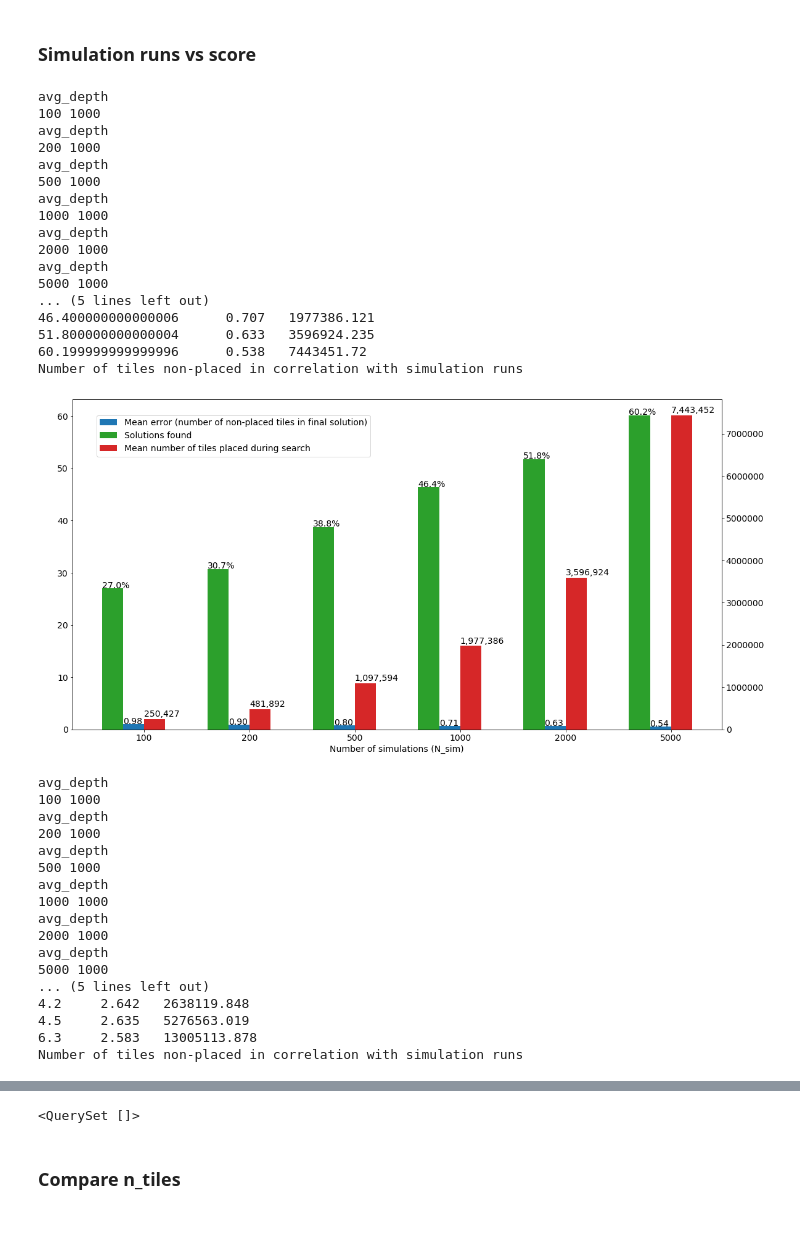
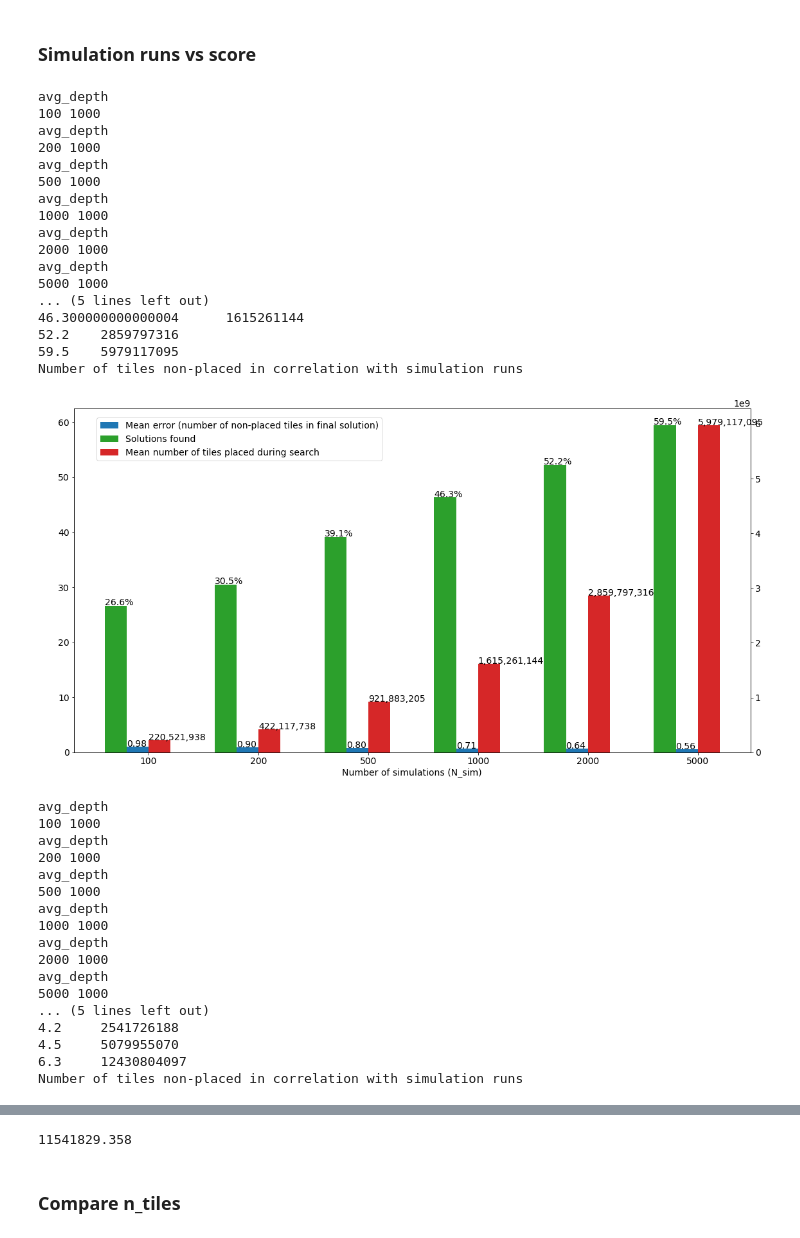
Before and after one commit to igorpejic/visapi, a Jupyter notebook: analsysis.ipynb, the cells around one changed output, grey strips where cells are left out. Saved outputs shown, nothing was run; the diff lists cells and outputs as text; code cells hidden in the pictures.

Commit message:
add analysis for n_tiles_placed

```diff
--- a/analsysis.ipynb
+++ b/analsysis.ipynb
@@ -52,7 +52,7 @@ def get_best_problem_ids(N=1000, guillotine=True):
     ret = []
     common_args = {'solution_tiles_order__isnull': True, 'improved_sel': True, 'score__isnull': False}
     problem_ids = set()
-    for r in Result.objects.filter(n_simulations=5000, **common_args):
+    for r in Result.objects.filter(n_simulations=5000, **common_args).order_by('id'):
         if guillotine:
             common_args['problem_generator'] = 'guillotine'
             count = len(set(Result.objects.filter(problem_id=r.problem_id, **common_args).values_list('strategy', 'n_simulations')))
@@ -720,8 +790,6 @@ for subp in range(0, 2):
                               hist_kws=dict(alpha=0.7),
                               kde=False, label='max_depth', bins=bins, ax=axes[j][i])
 
-
-
             axes[j][i].set_ylim(0, 650)
             axes[j][i].xaxis.set_major_locator(ticker.MultipleLocator(1))
             axes[j][i].xaxis.set_major_formatter(ticker.ScalarFormatter())
@@ -746,14 +814,19 @@ for subp in range(0, 2):
             # MEAN AND STDDEV
             color = '#3366ff'
             mean = max_depth_scores_df['score'].mean()
+            median = max_depth_scores_df['score'].median()
             stddev = max_depth_scores_df['score'].std()
             axes[j][i].axvline(mean - stddev, linestyle=':', color=color)
             axes[j][i].axvline(mean + stddev, linestyle=':', color=color)
             axes[j][i].axvline(mean, color=color)
+            print(f'{n_sim};max_depth;{problem_type};{mean};{median};{stddev}')
 
             color = '#b31b1b'
             mean = avg_depth_scores_df['score'].mean()
+            median = avg_depth_scores_df['score'].median()
             stddev = avg_depth_scores_df['score'].std()
+            print(f'{n_sim};avg_depth;{problem_type};{mean};{median};{stddev}')
+
             axes[j][i].axvline(mean - stddev, linestyle=':', color=color, label='$\sigma$')
             axes[j][i].axvline(mean + stddev, linestyle=':', color=color)
             axes[j][i].axvline(mean, color=color, label='$\mu$')
@@ -830,8 +903,12 @@ for problem_type in ['g', 'b']:
         avg_score = np.average(np.array(Result.objects.filter(
             **common_args).order_by('their_id').values_list('score', flat=True)))
         results[n_simulations] = {'median score': avg_score}
-        avg_tiles = np.average(np.array(Result.objects.filter(
-            **common_args).order_by('their_id').values_list('n_tiles_placed', flat=True)))
+        avg_tiles_array =  np.array(Result.objects.filter(
+            # solution_found=False,
+            **common_args).order_by('their_id').values_list('n_tiles_placed', flat=True))
+        # avg_tiles = np.avg(avg_tiles_array)
+        avg_tiles = np.sum(avg_tiles_array)
+        # print(len(avg_tiles_array), sum(avg_tiles_array), avg_tiles, sum(avg_tiles_array) / len(avg_tiles_array), 'avg_tiles_array length')
         solutions_found = (Result.objects.filter(
             solution_found=True,**common_args).order_by('their_id').count() /
             Result.objects.filter(**common_args).order_by('their_id').count() * 100)
@@ -846,9 +923,9 @@ for problem_type in ['g', 'b']:
     y = np.arange(0,3)
     width_offset = 0.10
     width = 0.2
-    print(results)
+    print(results, problem_type)
     for k in [100, 200, 500, 1000, 2000, 5000]:
-        print(f"{results[k]['solutions found']}\t{results[k]['median score']}\t{results[k]['median tiles placed']}")
+        print(f"{results[k]['solutions found']}\t{results[k]['median tiles placed']}")
     for i, score_type in enumerate(['median score', 'median tiles placed', 'solutions found']):
         # print(result)
         sc = [v[score_type] for k, v in results.items()]
@@ -884,37 +961,37 @@ for problem_type in ['g', 'b']:
             if i == 2:
                 text = '{:.1f}%'.format(v)
                 if problem_type == 'g':
                     _offset_top = 0.1
             current_ax.text(x[j] - offset - _offset, v + _offset_top, text)
 
     plt.rcParams["font.size"] = 14
     # plt.yticks(ticks=np.arange(0, 4))
     ax1.set_xlabel('Number of simulations (N_sim)')
     # ax1.set_ylabel('Median error (number of non-placed tiles in final solution)')
     # ax2.set_ylabel('Median number of tiles placed during search')
     fig.legend(loc=(0.08, 0.83))
     fig.subplots_adjust(top=2.6, right=1.1)
     print('Number of tiles non-placed in correlation with simulation runs')
     plt.show()
 # %% [output]
 avg_depth
 100 1000
 avg_depth
 200 1000
 avg_depth
 500 1000
 avg_depth
 1000 1000
 avg_depth
 2000 1000
 avg_depth
 5000 1000
 ... (5 lines left out)
-46.400000000000006      0.707   1977386.121
-51.800000000000004      0.633   3596924.235
-60.199999999999996      0.538   7443451.72
+46.300000000000004      1615261144
+52.2    2859797316
+59.5    5979117095
 Number of tiles non-placed in correlation with simulation runs
-[figure, old version]
+[figure, new version]
 avg_depth
 100 1000
 avg_depth
@@ -928,7 +1005,7 @@ avg_depth
 avg_depth
 5000 1000
 ... (5 lines left out)
-4.2     2.642   2638119.848
-4.5     2.635   5276563.019
-6.3     2.583   13005113.878
+4.2     2541726188
+4.5     5079955070
+6.3     12430804097
 Number of tiles non-placed in correlation with simulation runs
@@ -938,8 +1015,9 @@ Result.objects.filter(n_simulations=2000).values('score', 'problem_id')
 
 
 Result.objects.filter(n_simulations=1000).values('score', 'problem_id').filter(problem_id='eeca903e-157c-4f82-9c7f-ad75a41c6b1b')
+avg_tiles
 # %% [output]
-<QuerySet []>
+11541829.358
 # %% [markdown]
 ### Compare n_tiles
 # %%
```
Also changed, not shown: parts of 16 cells of this notebook.
